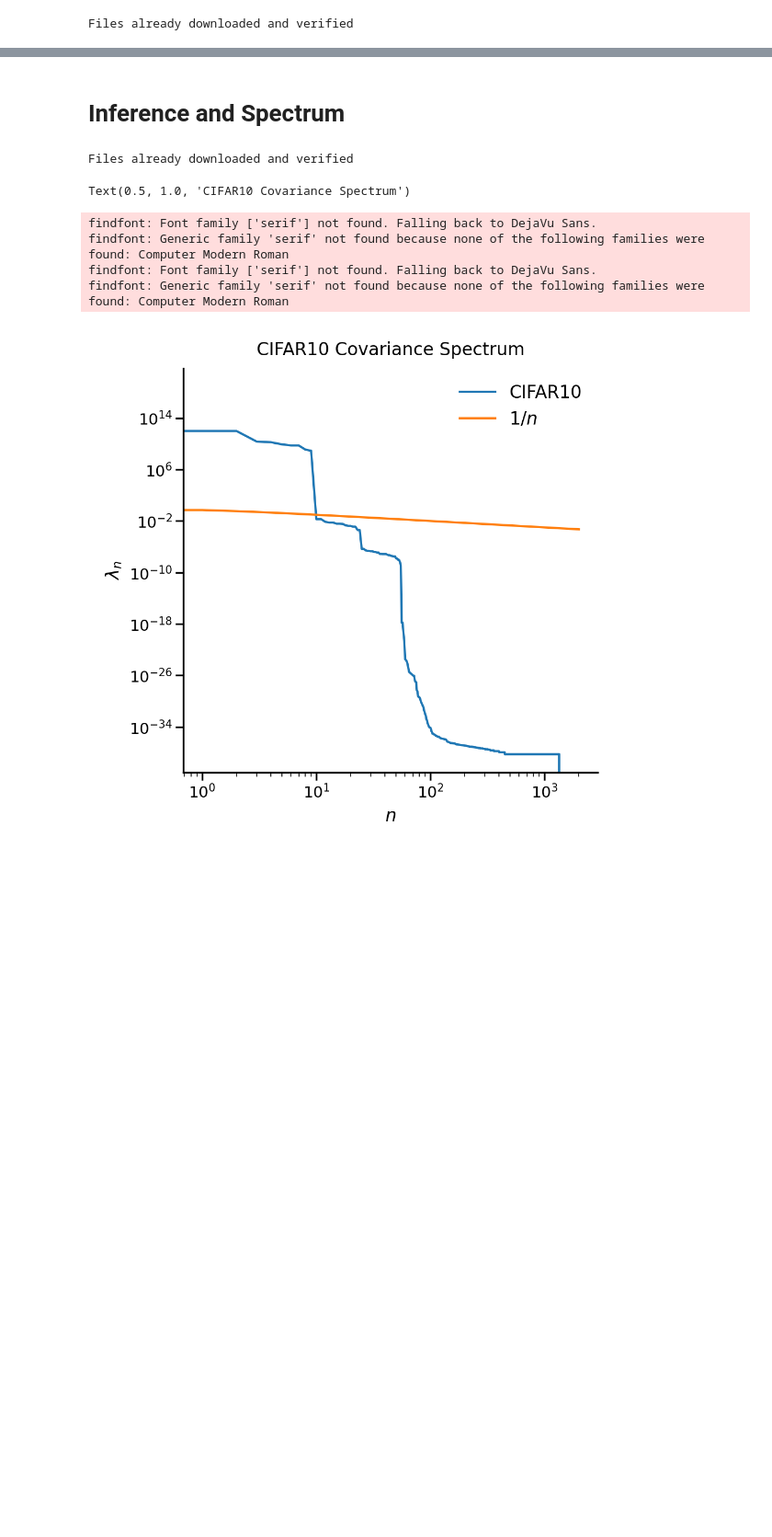
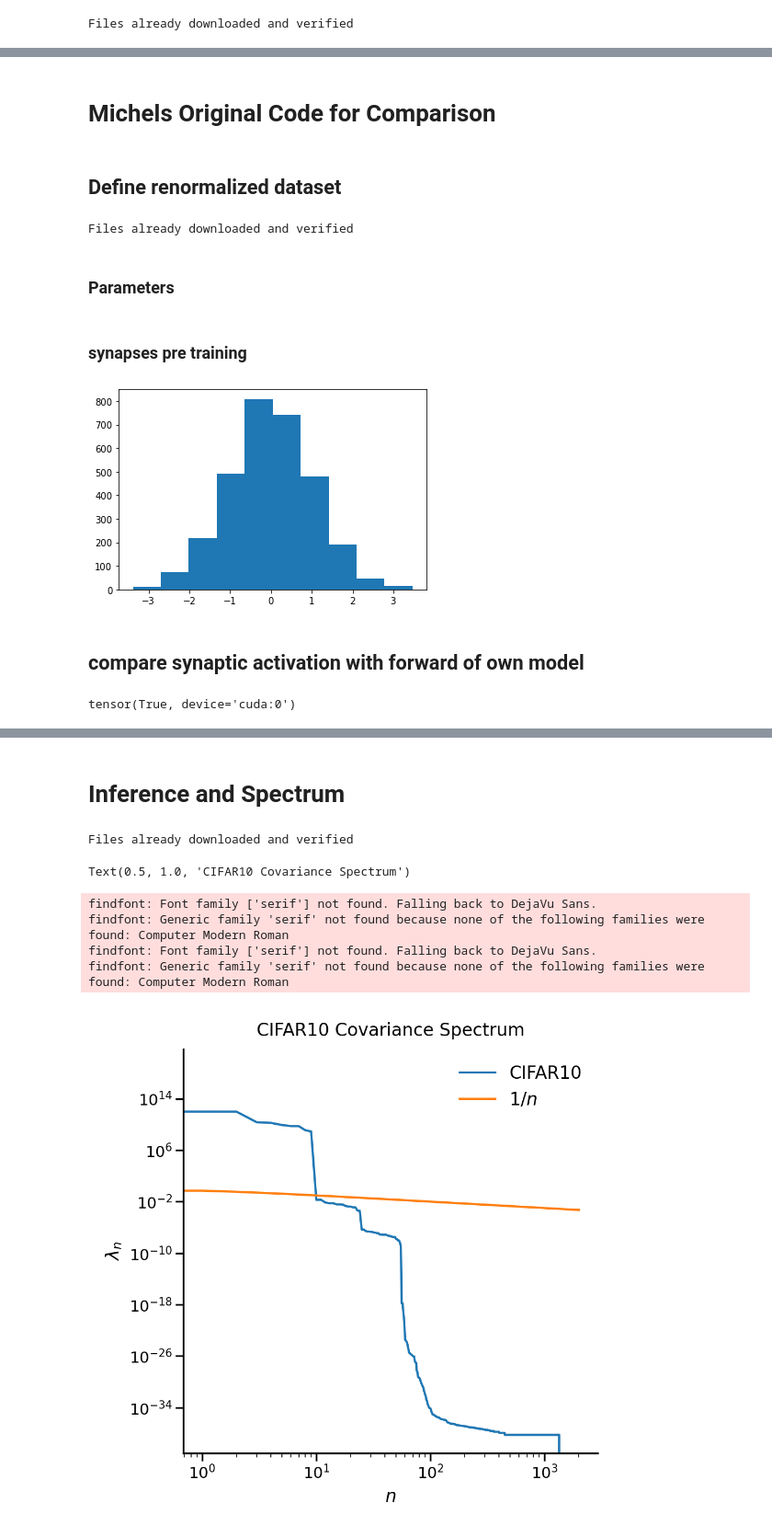
Before and after one commit to holzhauk/LocalLearning, a Jupyter notebook: notebooks/CIFAR10.ipynb, the cells around one changed output, grey strips where cells are left out. Shown: that part at 92% size. Cells and saved outputs as stored; diff of their text form; code cells hidden in the pictures; blank space fills up the shorter version.

```diff
--- a/notebooks/CIFAR10.ipynb
+++ b/notebooks/CIFAR10.ipynb
@@ -59,3 +89,5 @@ torch.save(
     },
     model_path
 )
+# %% [markdown]
+# Michels Original Code for Comparison
@@ -61,0 +107,34 @@ torch.save(
+# %% [markdown]
+## Define renormalized dataset
+# %%
+# custom imports
+from context import LocalLearning
+
+training_data = LocalLearning.LpUnitCIFAR10(
+    root="../data/CIFAR10", train=True, transform=ToTensor(), p=pSet["p"]
+)
+
+dataloader_train = DataLoader(
+    training_data, batch_size=64, num_workers=10, shuffle=True
+)
+# %% [output]
+Files already downloaded and verified
+# %% [markdown]
+### Parameters
+# %%
+num_pixel = 32**2*3
+num_train = len(training_data)
+#num_test = x_test.shape[0]
+#x_train_flat = x_train.reshape(num_train, num_pixel)
+eps0 = 2e-2    # learning rate
+Kx = 50
+Ky = 50
+num_hidden = Kx * Ky    # number of hidden units that are displayed in Ky by Kx array
+mu = 0.0
+sigma = 1.0
+num_epochs = 1    # number of epochs
+num_batch = 64      # size of the minibatch
+prec = 1e-30
+delta = 0.4    # Strength of the anti-hebbian learning
+p = 2.0        # Lebesgue norm of the weights
+k = 2          # ranking parameter, must be integer that is bigger or equal than 2
@@ -61,0 +151,29 @@ torch.save(
+# %% [markdown]
+### synapses pre training
+# %%
+from matplotlib import pyplot as plt
+import numpy as np
+
+synapses = torch.Tensor(num_hidden, num_pixel).normal_(mu, sigma).to(device)
+
+pSet = LocalLearning.LocalLearningModel.pSet
+pSet["in_size"] = 32**2 * 3 # CIFAR10 consists of 32x32 pixel 3 channel coloured images
+pSet["tau_l"] = 1.0 / 0.02 # learning rate 0.04 leads to nans in model.W
+pSet["Delta"] = 0.4
+pSet["p"] = 2.0
+pSet["k"] = 2
+pSet["hidden_size"]=2500
+
+llmodel = LocalLearning.LocalLearningModel(pSet)
+llmodel.W.copy_(synapses.t().type_as(llmodel.W))
+llmodel.to(device)
+
+plt.figure()
+plt.hist(list(synapses)[0].data.cpu().detach().numpy())
+plt.show()
+
+flat = torch.nn.Flatten()
+# %% [output]
+[figure, added]
+# %% [markdown]
+## compare synaptic activation with forward of own model
@@ -61,0 +185,4 @@ torch.save(
+# %%
+torch.isclose(kh_activations, mikkel_activations.t(), atol=1e-4).all()
+# %% [output]
+tensor(True, device='cuda:0')
```
Also changed, not shown: parts of 38 cells of this notebook, 14 other files.
